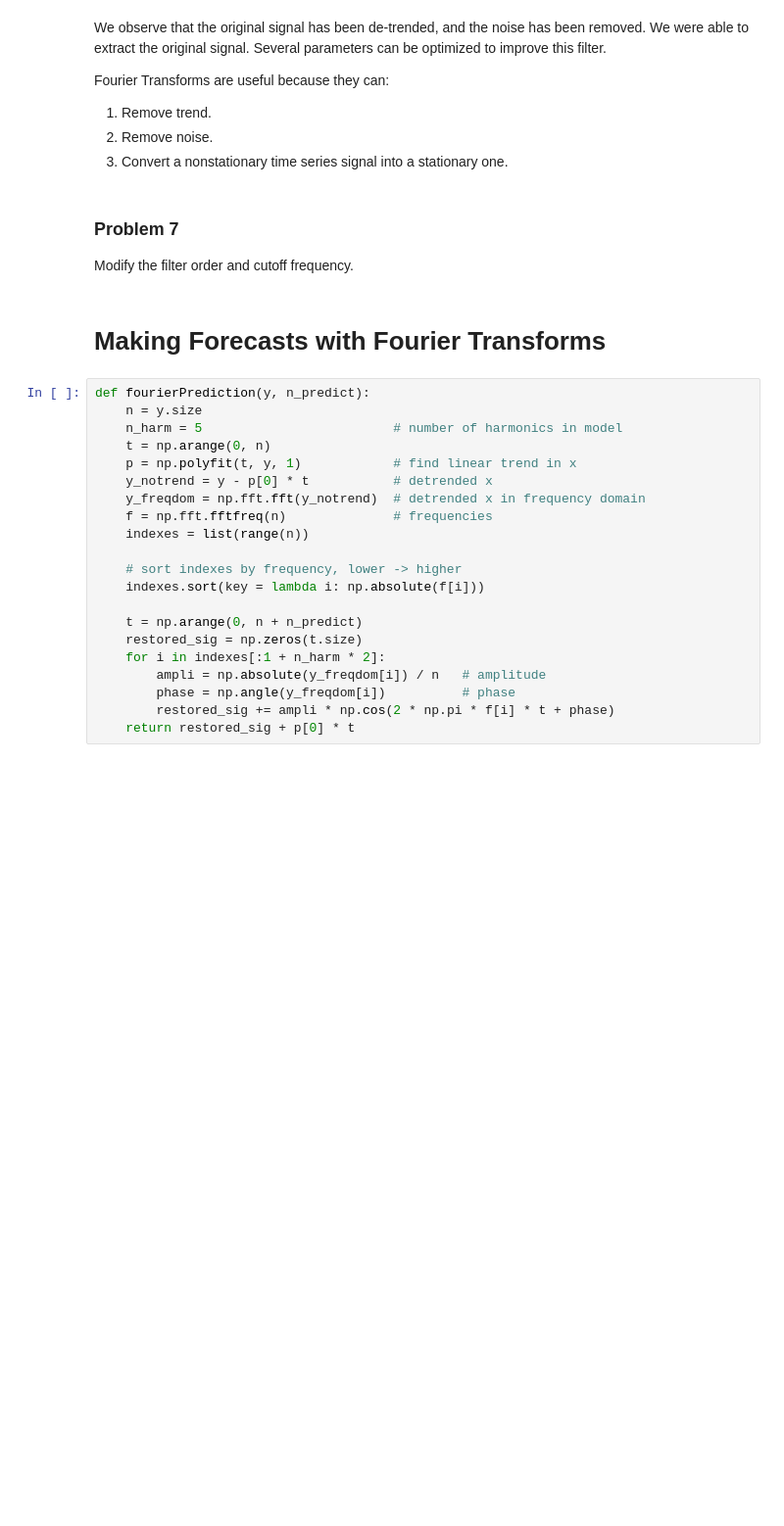
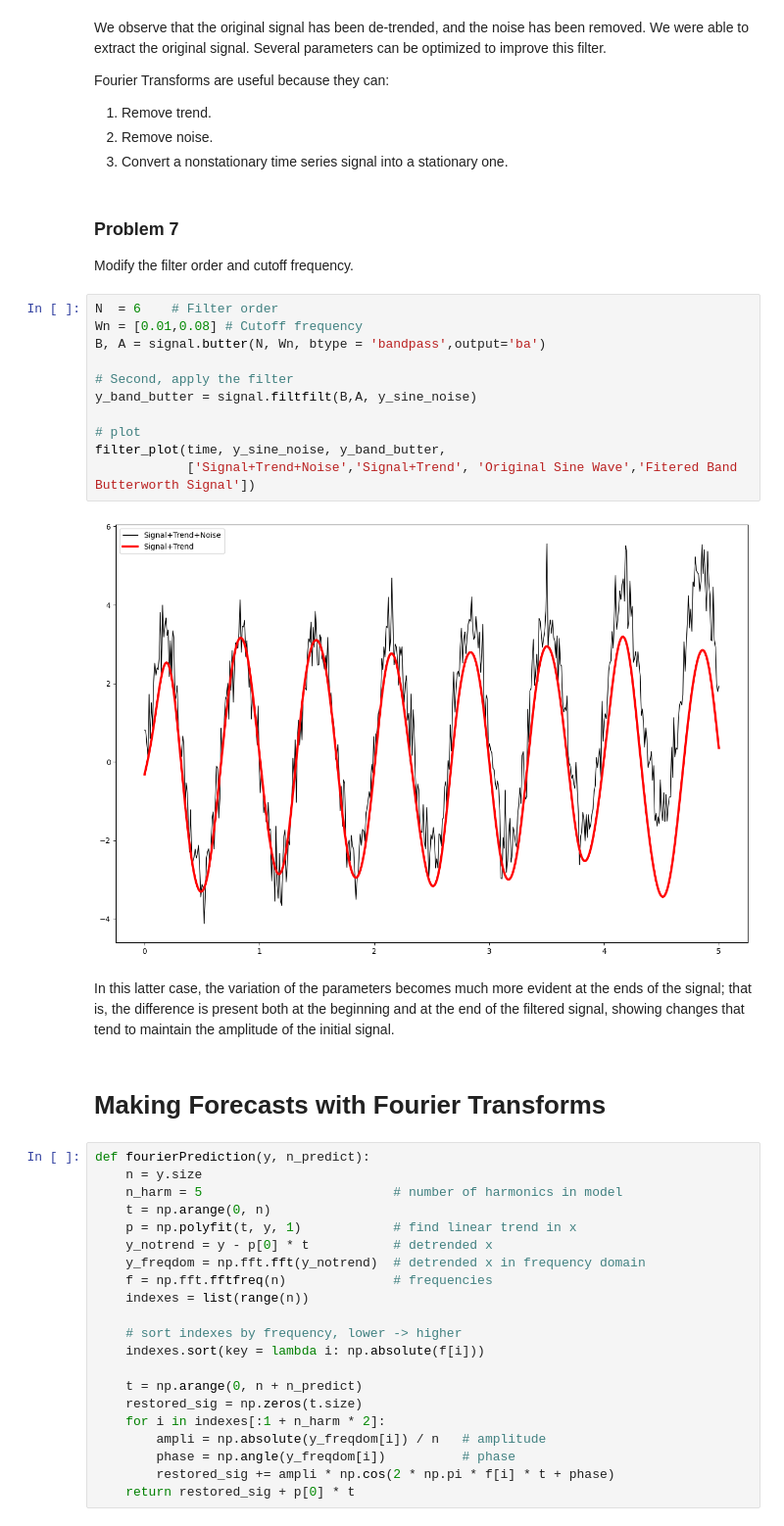
Before and after one commit to Jero2110/Forecasting_Phase_3, a Jupyter notebook: analysis/data/Appendix 3 - Signal_Transformations_student.ipynb, the cells around one changed output. Shown at 98% size. Saved outputs shown, nothing was run; the diff lists cells and outputs as text; blank space fills up the shorter version.

```diff
--- a/analysis/data/Appendix 3 - Signal_Transformations_student.ipynb
+++ b/analysis/data/Appendix 3 - Signal_Transformations_student.ipynb
@@ -359,6 +395,21 @@ Fourier Transforms are useful because they can:
 ### Problem 7
 
 Modify the filter order and cutoff frequency.
+# %%
+N  = 6    # Filter order
+Wn = [0.01,0.08] # Cutoff frequency
+B, A = signal.butter(N, Wn, btype = 'bandpass',output='ba')
+
+# Second, apply the filter
+y_band_butter = signal.filtfilt(B,A, y_sine_noise)
+
+# plot
+filter_plot(time, y_sine_noise, y_band_butter,
+            ['Signal+Trend+Noise','Signal+Trend', 'Original Sine Wave','Fitered Band Butterworth Signal'])
+# %% [output]
+[figure, added]
+# %% [markdown]
+In this latter case, the variation of the parameters becomes much more evident at the ends of the signal; that is, the difference is present both at the beginning and at the end of the filtered signal, showing changes that tend to maintain the amplitude of the initial signal.
 # %% [markdown]
 # Making Forecasts with Fourier Transforms
 # %%
```
Also changed, not shown: parts of 18 cells of this notebook.
